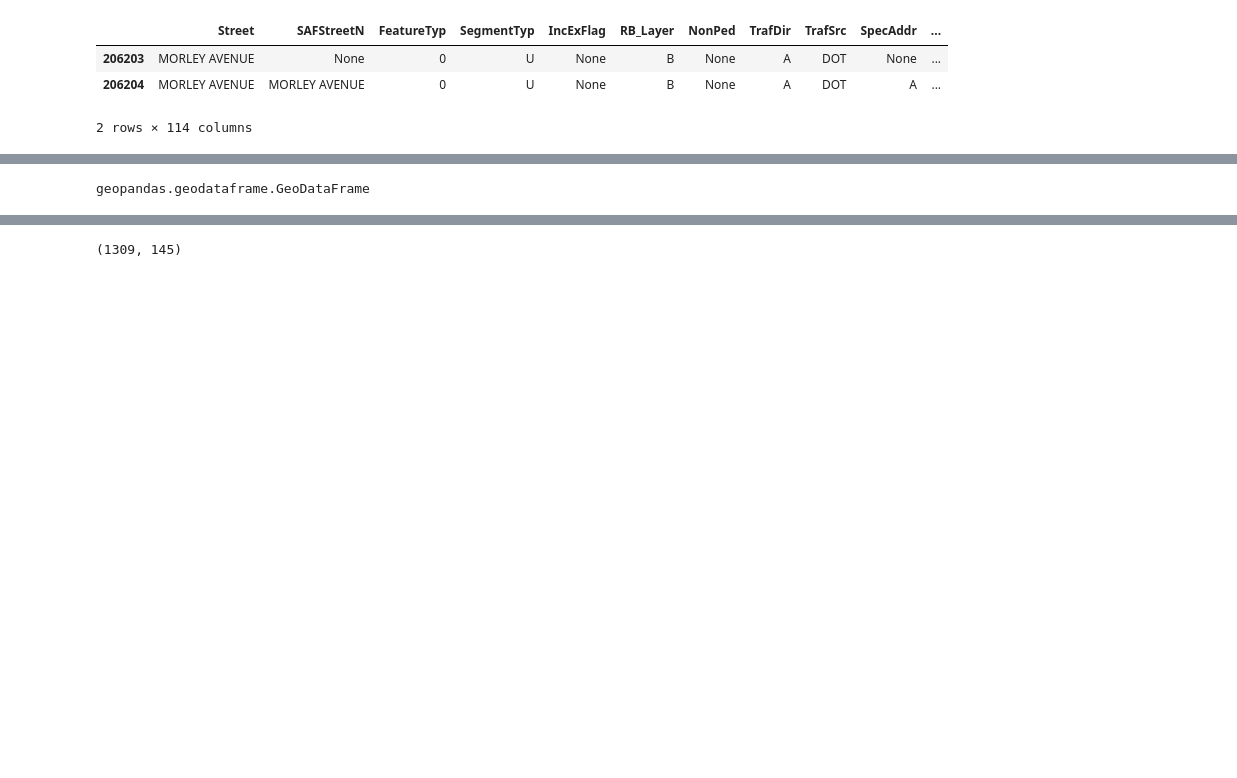
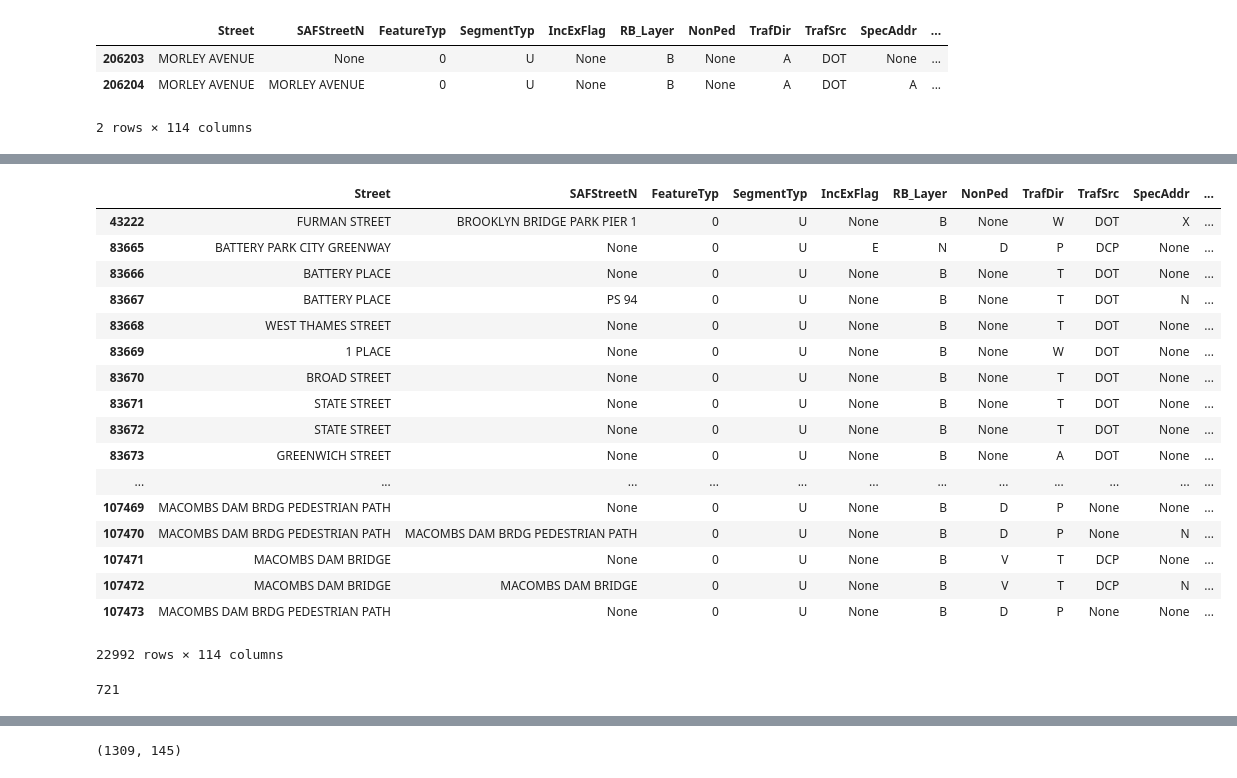
Before and after one commit to princeaker/civic_cab, a Jupyter notebook: final.ipynb, the cells around one changed output, grey strips where cells are left out. Cells and saved outputs as stored; diff of their text form; code cells hidden in the pictures; blank space fills up the shorter version.

```diff
--- a/final.ipynb
+++ b/final.ipynb
@@ -248,0 +266,21 @@ dfstreets.shape
+# %%
+dfstreets.set_geometry('geometry')
+# %% [output]
+|  | Street | SAFStreetN | FeatureTyp | SegmentTyp | IncExFlag | RB_Layer | NonPed | TrafDir | TrafSrc | SpecAddr | ... |
+| 43222 | FURMAN STREET | BROOKLYN BRIDGE PARK PIER 1 | 0 | U | None | B | None | W | DOT | X | ... |
+| 83665 | BATTERY PARK CITY GREENWAY | None | 0 | U | E | N | D | P | DCP | None | ... |
+| 83666 | BATTERY PLACE | None | 0 | U | None | B | None | T | DOT | None | ... |
+| 83667 | BATTERY PLACE | PS 94 | 0 | U | None | B | None | T | DOT | N | ... |
+| 83668 | WEST THAMES STREET | None | 0 | U | None | B | None | T | DOT | None | ... |
+| 83669 | 1 PLACE | None | 0 | U | None | B | None | W | DOT | None | ... |
+| 83670 | BROAD STREET | None | 0 | U | None | B | None | T | DOT | None | ... |
+| 83671 | STATE STREET | None | 0 | U | None | B | None | T | DOT | None | ... |
+| 83672 | STATE STREET | None | 0 | U | None | B | None | T | DOT | None | ... |
+| 83673 | GREENWICH STREET | None | 0 | U | None | B | None | A | DOT | None | ... |
+| ... | ... | ... | ... | ... | ... | ... | ... | ... | ... | ... | ... |
+| 107469 | MACOMBS DAM BRDG PEDESTRIAN PATH | None | 0 | U | None | B | D | P | None | None | ... |
+| 107470 | MACOMBS DAM BRDG PEDESTRIAN PATH | MACOMBS DAM BRDG PEDESTRIAN PATH | 0 | U | None | B | D | P | None | N | ... |
+| 107471 | MACOMBS DAM BRIDGE | None | 0 | U | None | B | V | T | DCP | None | ... |
+| 107472 | MACOMBS DAM BRIDGE | MACOMBS DAM BRIDGE | 0 | U | None | B | V | T | DCP | N | ... |
+| 107473 | MACOMBS DAM BRDG PEDESTRIAN PATH | None | 0 | U | None | B | D | P | None | None | ... |
+22992 rows × 114 columns
@@ -251,4 +291,4 @@ segment_counts = dfstreets.merge(traffic_oct, how='right', left_on='SegmentID',
 # %%
-type(segment_counts)
+len(segment_counts)
 # %% [output]
-geopandas.geodataframe.GeoDataFrame
+721
```
Also changed, not shown: parts of 92 cells of this notebook.
